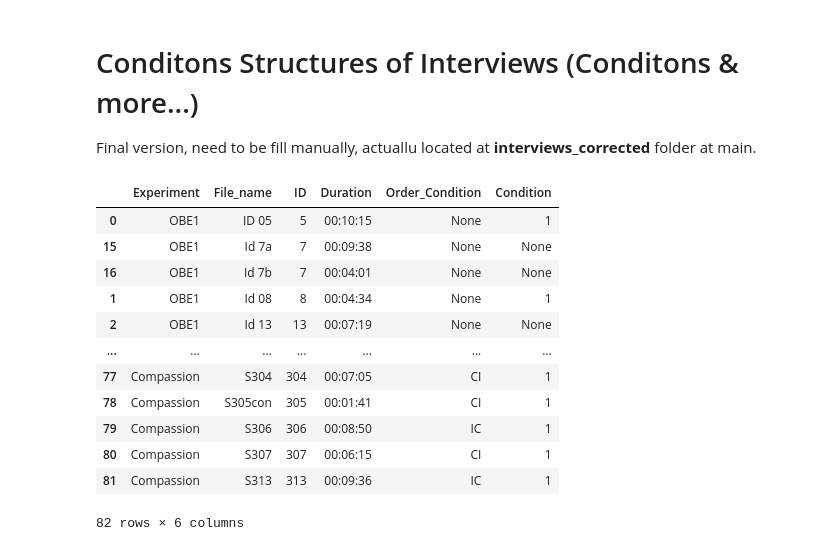
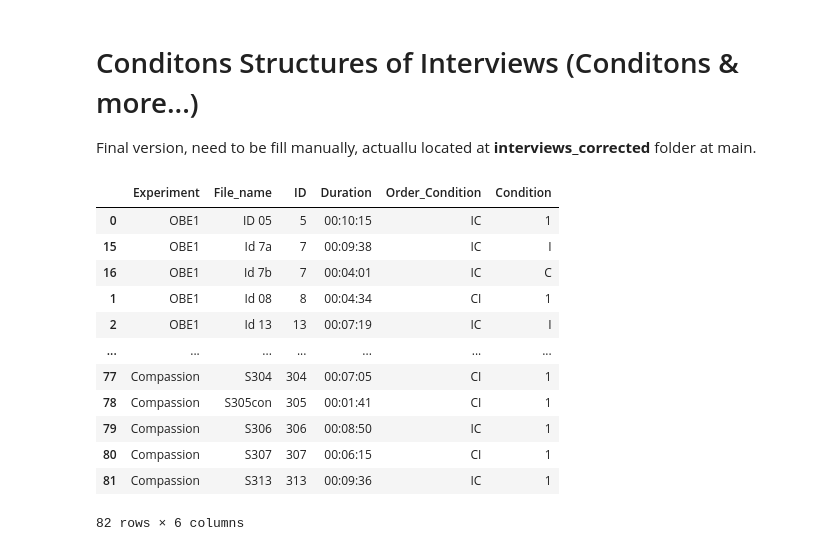
Before and after one commit to AfroDeivid/automatic-interviews-processing, a Jupyter notebook: src/audio_and_experiment/audio_and_experiment.ipynb, the cells around one changed output. Drawn from its saved outputs; the diff is of its cells as text; code cells hidden in the pictures.

```diff
--- a/src/audio_and_experiment/audio_and_experiment.ipynb
+++ b/src/audio_and_experiment/audio_and_experiment.ipynb
@@ -159,9 +159,12 @@ conditions_obe2["ID"] = conditions_obe2["Identification No."].apply(extract_id)
 conditions_obe2["Order_Condition"] = conditions_obe2["Order"].apply(lambda x: "CI" if x == "CM" else "IC")
 
 # OBE1
+conditions_obe1 = pd.read_csv("../../Data/OBE1/order_OBE1.csv")
+conditions_obe1["ID"] = conditions_obe1["subjID"]
+conditions_obe1["Order_Condition"] = conditions_obe1["order"].apply(lambda x: "CI" if x == "CM" else "IC")
 # Create a DataFrame for OBE1 with placeholder '?' for Order_Condition
-obe1_ids = df[df["Experiment"] == "OBE1"]["ID"].unique()
-conditions_obe1 = pd.DataFrame({"ID": obe1_ids, "Order_Condition": None})
+#obe1_ids = df[df["Experiment"] == "OBE1"]["ID"].unique()
+#conditions_obe1 = pd.DataFrame({"ID": obe1_ids, "Order_Condition": None})
 
 # Combine all conditions
 conditions = pd.concat([conditions_compassion, conditions_obe2, conditions_obe1], ignore_index=True)
@@ -170,40 +173,40 @@ df = pd.merge(df, conditions[["ID","Order_Condition"]], on="ID", how="left")
 # Create the 'Condition' column and set initial values to None
 df["Condition"] = None
 df = df.sort_values(by=['ID', 'File_name'])
 
 def assign_condition(row):
     # Get rows for the same ID in any experiment
     id_group = df[df['ID'] == row['ID']]
 
     # If there is only one file for this ID, set Condition to "1"
     if len(id_group) == 1:
         return "1"
 
-    # Assign 'Condition' based on alphabetical order in 'OBE2'
-    if row['Experiment'] == 'OBE2' and len(id_group) == 2:
+    # Assign 'Condition' based on alphabetical order in 'OBE2' and 'OBE1'
+    if row['Experiment'] in ['OBE1', 'OBE2']  and len(id_group) == 2:
         if row.name == id_group.index[0]:
             return row['Order_Condition'][0]
         elif row.name == id_group.index[1]:
             return row['Order_Condition'][1]
 
     # For other cases, leave Condition as None
     return row['Condition']
 
 # Apply the function to assign conditions
 df['Condition'] = df.apply(assign_condition, axis=1)
 
 # Select specific columns and save the final structured data
 df = df[["Experiment", "File_name", "ID", "Duration", "Order_Condition", "Condition"]]
 
 df.to_csv("structured_data.csv", index=False)
 df
 # %% [output]
 |  | Experiment | File_name | ID | Duration | Order_Condition | Condition |
-| 0 | OBE1 | ID 05 | 5 | 00:10:15 | None | 1 |
-| 15 | OBE1 | Id 7a | 7 | 00:09:38 | None | None |
-| 16 | OBE1 | Id 7b | 7 | 00:04:01 | None | None |
-| 1 | OBE1 | Id 08 | 8 | 00:04:34 | None | 1 |
-| 2 | OBE1 | Id 13 | 13 | 00:07:19 | None | None |
+| 0 | OBE1 | ID 05 | 5 | 00:10:15 | IC | 1 |
+| 15 | OBE1 | Id 7a | 7 | 00:09:38 | IC | I |
+| 16 | OBE1 | Id 7b | 7 | 00:04:01 | IC | C |
+| 1 | OBE1 | Id 08 | 8 | 00:04:34 | CI | 1 |
+| 2 | OBE1 | Id 13 | 13 | 00:07:19 | IC | I |
 | ... | ... | ... | ... | ... | ... | ... |
 | 77 | Compassion | S304 | 304 | 00:07:05 | CI | 1 |
 | 78 | Compassion | S305con | 305 | 00:01:41 | CI | 1 |
```
Also changed, not shown: 4 other files.
